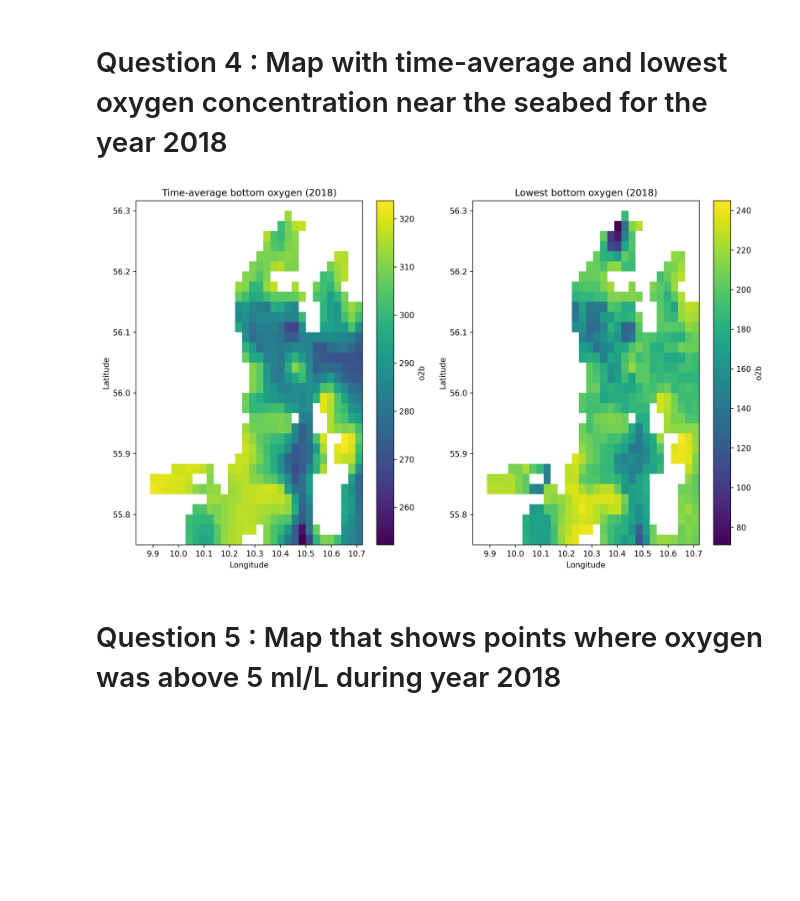
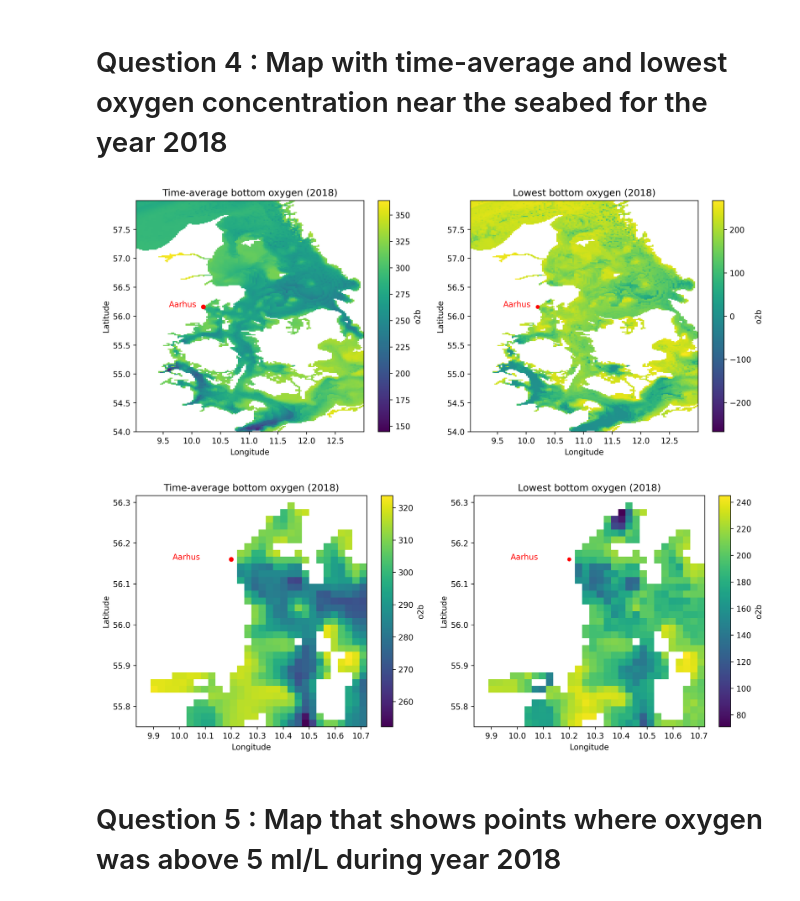
Before and after one commit to natslimak/OceanCourses, a Jupyter notebook: DigitalOcean/Assignment_3/Script3.ipynb, the cells around one changed output. Drawn from its saved outputs; the diff is of its cells as text; code cells hidden in the pictures; blank space fills up the shorter version.

```diff
--- a/DigitalOcean/Assignment_3/Script3.ipynb
+++ b/DigitalOcean/Assignment_3/Script3.ipynb
@@ -112,34 +99,85 @@ plt.close()
 # %% [markdown]
 # Question 4 : Map with time-average and lowest oxygen concentration near the seabed for the year 2018
 # %%
-# Compute statistics over time
-o2b_mean = ds_o2b["o2b"].mean(dim="time")
-o2b_min = ds_o2b["o2b"].min(dim="time")
+# Restrict to requested plotting region
+ds_region = ds_o2b.sel(longitude=slice(9, 13), latitude=slice(54, 58))
 
-fig, axes = plt.subplots(1, 2, figsize=(12, 7), dpi=300)
+# Compute statistics over time inside the region
+o2b_mean = ds_region["o2b"].mean(dim="time")
+o2b_min = ds_region["o2b"].min(dim="time")
+
+fig, axes = plt.subplots(1, 2, figsize=(12, 5), dpi=300)
 
 # Map: time-average and lowest bottom oxygen
 # Colorful map in viridus color scheme
 
 o2b_mean.plot(ax=axes[0], cmap="viridis")
 axes[0].set_title("Time-average bottom oxygen (2018)")
 axes[0].set_xlabel("Longitude")
 axes[0].set_ylabel("Latitude")
 
-
-o2b_min.plot(ax=axes[1],cmap="viridis")
+o2b_min.plot(ax=axes[1], cmap="viridis")
 axes[1].set_title("Lowest bottom oxygen (2018)")
 axes[1].set_xlabel("Longitude")
 axes[1].set_ylabel("Latitude")
 
+# Aarhus Bay station position
+lat_target = 56.16
+lon_target = 10.2
+
+# Add the dot for the position of the station
+axes[0].plot(lon_target, lat_target, marker="o", color="red", markersize=5, label="Station")
+axes[0].annotate("Aarhus", xy=(lon_target, lat_target), xytext=(lon_target - 0.12, lat_target), color="red", ha="right")
+axes[1].plot(lon_target, lat_target, marker="o", color="red", markersize=4, label="Station")
+axes[1].annotate("Aarhus", xy=(lon_target, lat_target), xytext=(lon_target - 0.12, lat_target), color="red", ha="right")
 
 
 plt.tight_layout()
 plt.savefig(FIG_DIR / "o2b_mean_min_maps_2018.png", dpi=300, bbox_inches="tight")
 plt.show()
 plt.close()
 # %% [output]
-[figure, old version]
+[figure, new version]
+# %%
+# Restrict to requested plotting region
+ds_region = ds_o2b.sel(longitude=slice(9.82, 10.71), latitude=slice(55.75, 56.31))
+
+# Compute statistics over time inside the region
+o2b_mean = ds_region["o2b"].mean(dim="time")
+o2b_min = ds_region["o2b"].min(dim="time")
+
+fig, axes = plt.subplots(1, 2, figsize=(12, 5), dpi=300)
+
+# Map: time-average and lowest bottom oxygen
+# Colorful map in viridus color scheme
+
+o2b_mean.plot(ax=axes[0], cmap="viridis")
+axes[0].set_title("Time-average bottom oxygen (2018)")
+axes[0].set_xlabel("Longitude")
+axes[0].set_ylabel("Latitude")
+
+o2b_min.plot(ax=axes[1], cmap="viridis")
+axes[1].set_title("Lowest bottom oxygen (2018)")
+axes[1].set_xlabel("Longitude")
+axes[1].set_ylabel("Latitude")
+
+# Aarhus Bay station position
+lat_target = 56.16
+lon_target = 10.2
+
+# Add the dot for the position of the station
+axes[0].plot(lon_target, lat_target, marker="o", color="red", markersize=5, label="Station")
+axes[0].annotate("Aarhus", xy=(lon_target, lat_target), xytext=(lon_target - 0.12, lat_target), color="red", ha="right")
+axes[1].plot(lon_target, lat_target, marker="o", color="red", markersize=4, label="Station")
+axes[1].annotate("Aarhus", xy=(lon_target, lat_target), xytext=(lon_target - 0.12, lat_target), color="red", ha="right")
+
+
+plt.tight_layout()
+plt.savefig(FIG_DIR / "o2b_mean_min_maps_2018_closegrid.png", dpi=300, bbox_inches="tight")
+plt.show()
+plt.close()
+# %% [output]
+[figure, added]
 # %% [markdown]
 # Question 5 : Map that shows points where oxygen was above 5 ml/L during year 2018
 # %%
```
Also changed, not shown: parts of 14 cells of this notebook, 1 other file.
